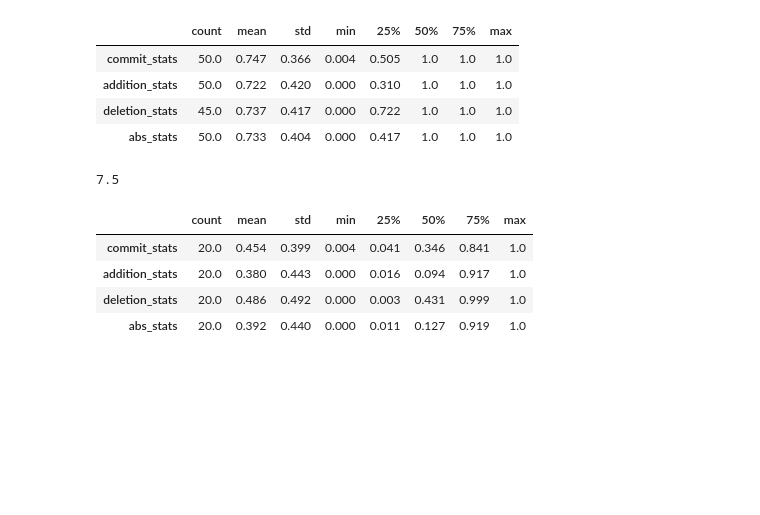
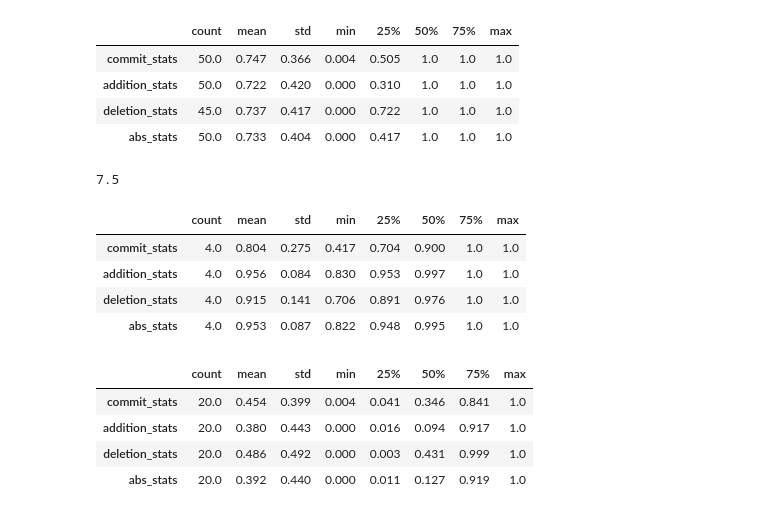
Before and after one commit to evamaxfield/rs-graph, a Jupyter notebook: publications/cc-na-analysis.ipynb, the cells around one changed output. Drawn from its saved outputs; the diff is of its cells as text; code cells hidden in the pictures; blank space fills up the shorter version.

Commit message:
Add some updated text to the paper about the additional analysis we did on CC-NA

```diff
--- a/publications/cc-na-analysis.ipynb
+++ b/publications/cc-na-analysis.ipynb
@@ -83,18 +83,31 @@ combined_set.loc[combined_set["is_bot_account"] == "no"].groupby("is_actually_au
 | yes | 80.327869 | 19.672131 | 0.000000 |
 # %%
 def _get_stats_for_author_cls(
-    data: pd.DataFrame, author_cls: str, ignore_repo_owners: bool = False
+    data: pd.DataFrame, author_cls: str | list[str], repo_owner_filter: str = "all"
 ) -> pd.DataFrame:
+    # Get repo owner from repository_url
+    data["repo_owner"] = data["repository_url"].str.split("/").str[3].str.lower()
+    # Get contributor name from developer_account_url
+    data["contributor_name"] = (
+        data["developer_account_url"].str.split("/").str[3].str.lower()
+    )
+
     # Handle ignore_repo_owners
-    if ignore_repo_owners:
-        # Get repo owner from repository_url
-        data["repo_owner"] = data["repository_url"].str.split("/").str[3].str.lower()
-        # Get contributor name from developer_account_url
-        data["contributor_name"] = (
-            data["developer_account_url"].str.split("/").str[3].str.lower()
-        )
+    if repo_owner_filter == "none":
         # Filter out rows where repo_owner == contributor_name
         data = data.loc[data["repo_owner"] != data["contributor_name"]].copy()
+    elif repo_owner_filter == "only":
+        # Filter to only rows where repo_owner == contributor_name
+        data = data.loc[data["repo_owner"] == data["contributor_name"]].copy()
+    # If repo_owner_filter is "all", do nothing
+
+    # Filter to author cls
+    if isinstance(author_cls, str):
+        # If author_cls is a string, filter to that single class
+        data = data.loc[data["is_actually_author"] == author_cls].copy()
+    elif isinstance(author_cls, list):
+        # If author_cls is a list, filter to those classes
+        data = data.loc[data["is_actually_author"].isin(author_cls)].copy()
 
     # Scope down to just is_actually_author == author_cls
     # And which contribution type is "code"
@@ -103,7 +116,6 @@ def _get_stats_for_author_cls(
     commit_stats = (
         data.loc[
             (data["is_bot_account"] == "no")
-            & (data["is_actually_author"] == author_cls)
             & (data["contrib_type"] == "code")
         ]
         .dropna(subset=["n_commits", "total_repo_commits"])
@@ -116,7 +128,6 @@ def _get_stats_for_author_cls(
     addition_stats = (
         data.loc[
             (data["is_bot_account"] == "no")
-            & (data["is_actually_author"] == author_cls)
             & (data["contrib_type"] == "code")
             & (data["total_repo_additions"] > 0)
         ]
@@ -130,7 +141,6 @@ def _get_stats_for_author_cls(
     deletion_stats = (
         data.loc[
             (data["is_bot_account"] == "no")
-            & (data["is_actually_author"] == author_cls)
             & (data["contrib_type"] == "code")
             & (data["total_repo_deletions"] > 0)
         ]
@@ -152,7 +162,6 @@ def _get_stats_for_author_cls(
     abs_stats = (
         data.loc[
             (data["is_bot_account"] == "no")
-            & (data["is_actually_author"] == author_cls)
             & (data["contrib_type"] == "code")
             & (data["total_repo_additions_deletions"] > 0)
         ]
@@ -204,6 +213,16 @@ _get_stats_for_author_cls(combined_set, "unclear")
 0.25 * 30
 # %% [output]
 7.5
+# %%
+# If we ignore repo owners, we can see the stats are a bit more distributed
+# And I would argue that its maybe somewhere between 25% and 50% of unclear, non-repo owner authors
+_get_stats_for_author_cls(combined_set, "no", repo_owner_filter="only")
+# %% [output]
+|  | count | mean | std | min | 25% | 50% | 75% | max |
+| commit_stats | 4.0 | 0.804 | 0.275 | 0.417 | 0.704 | 0.900 | 1.0 | 1.0 |
+| addition_stats | 4.0 | 0.956 | 0.084 | 0.830 | 0.953 | 0.997 | 1.0 | 1.0 |
+| deletion_stats | 4.0 | 0.915 | 0.141 | 0.706 | 0.891 | 0.976 | 1.0 | 1.0 |
+| abs_stats | 4.0 | 0.953 | 0.087 | 0.822 | 0.948 | 0.995 | 1.0 | 1.0 |
 # %%
 # If we ignore repo owners, we can see the stats are a bit more distributed
 # And I would argue that its maybe somewhere between 25% and 50% of unclear, non-repo owner authors
```
Also changed, not shown: parts of 5 cells of this notebook, 4 other files.
